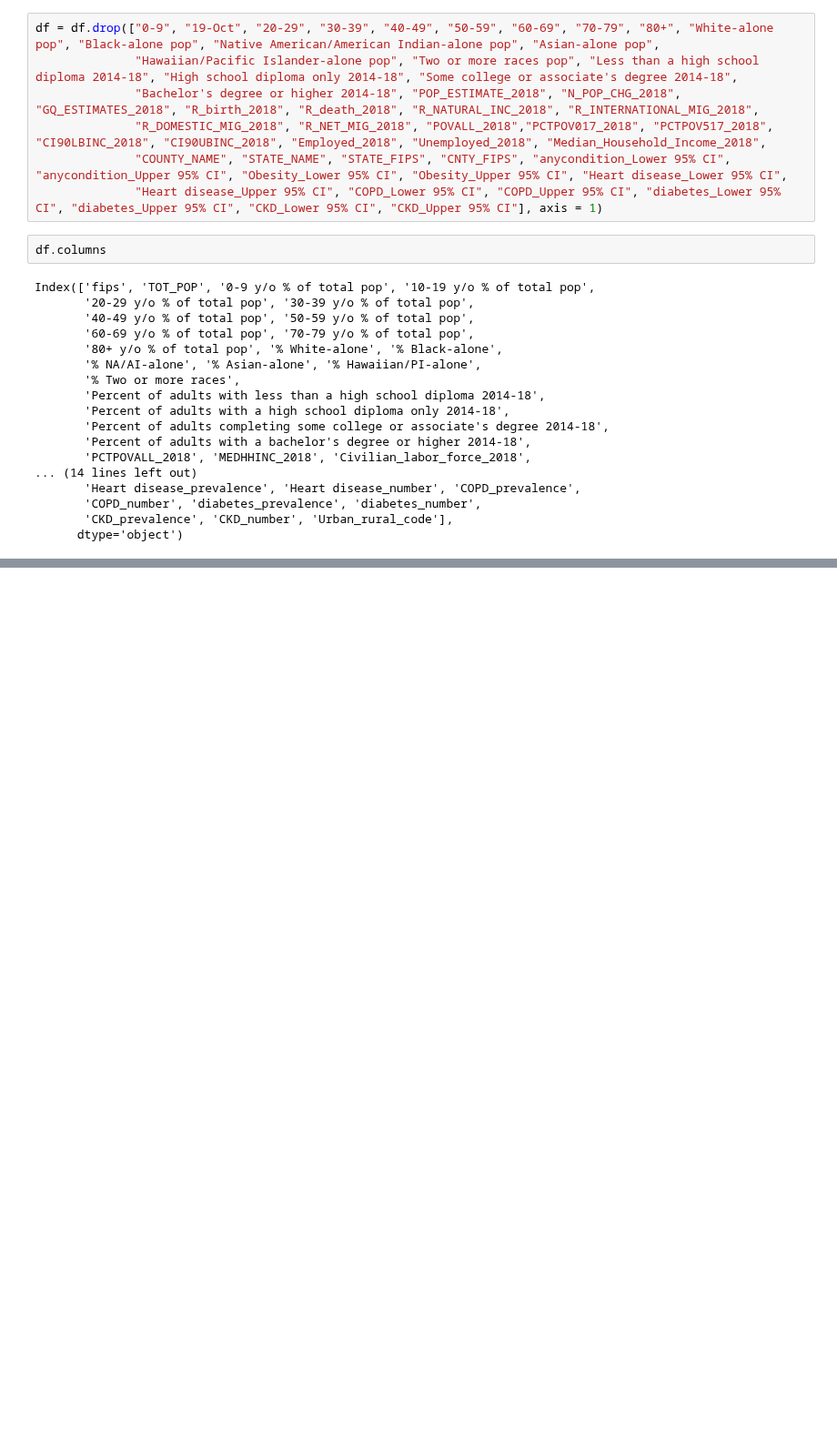
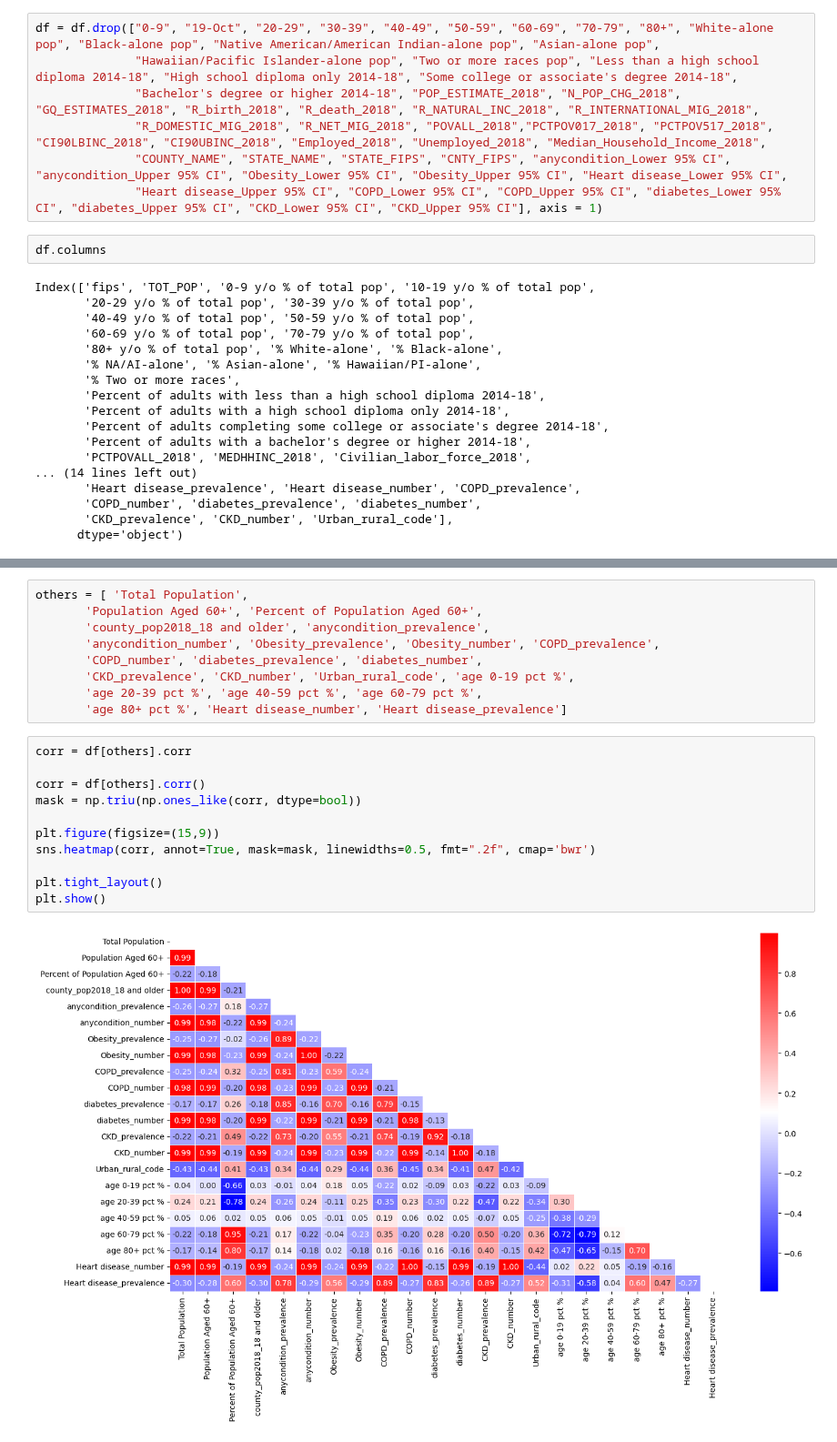
Before and after one commit to 4GeeksAcademy/GuilloMansa-MachineLearning, a Jupyter notebook: src/03-linear-regression-reg-demographic-health-data.ipynb, the cells around one changed output, grey strips where cells are left out. Shown at 91% size. Cells and saved outputs as stored; diff of their text form; blank space fills up the shorter version.

```diff
--- a/src/03-linear-regression-reg-demographic-health-data.ipynb
+++ b/src/03-linear-regression-reg-demographic-health-data.ipynb
@@ -175,0 +363,22 @@ plt.show()
+# %%
+others = [ 'Total Population',
+       'Population Aged 60+', 'Percent of Population Aged 60+',
+       'county_pop2018_18 and older', 'anycondition_prevalence',
+       'anycondition_number', 'Obesity_prevalence', 'Obesity_number', 'COPD_prevalence',
+       'COPD_number', 'diabetes_prevalence', 'diabetes_number',
+       'CKD_prevalence', 'CKD_number', 'Urban_rural_code', 'age 0-19 pct %',
+       'age 20-39 pct %', 'age 40-59 pct %', 'age 60-79 pct %',
+       'age 80+ pct %', 'Heart disease_number', 'Heart disease_prevalence']
+# %%
+corr = df[others].corr
+
+corr = df[others].corr()
+mask = np.triu(np.ones_like(corr, dtype=bool))
+
+plt.figure(figsize=(15,9))
+sns.heatmap(corr, annot=True, mask=mask, linewidths=0.5, fmt=".2f", cmap='bwr')
+
+plt.tight_layout()
+plt.show()
+# %% [output]
+[figure, added]
```
Also changed, not shown: parts of 21 cells of this notebook, 1 other file.
